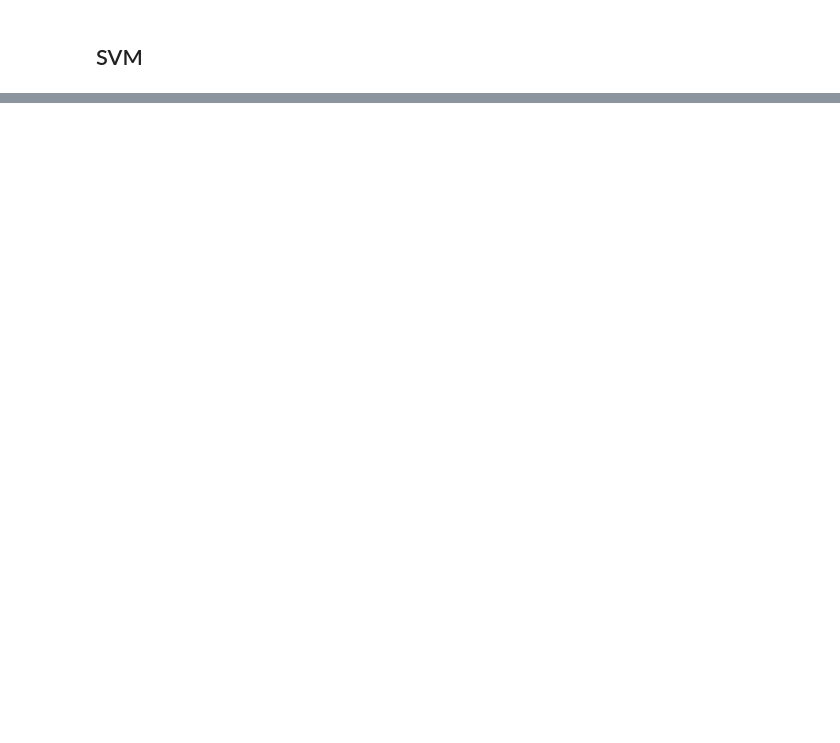
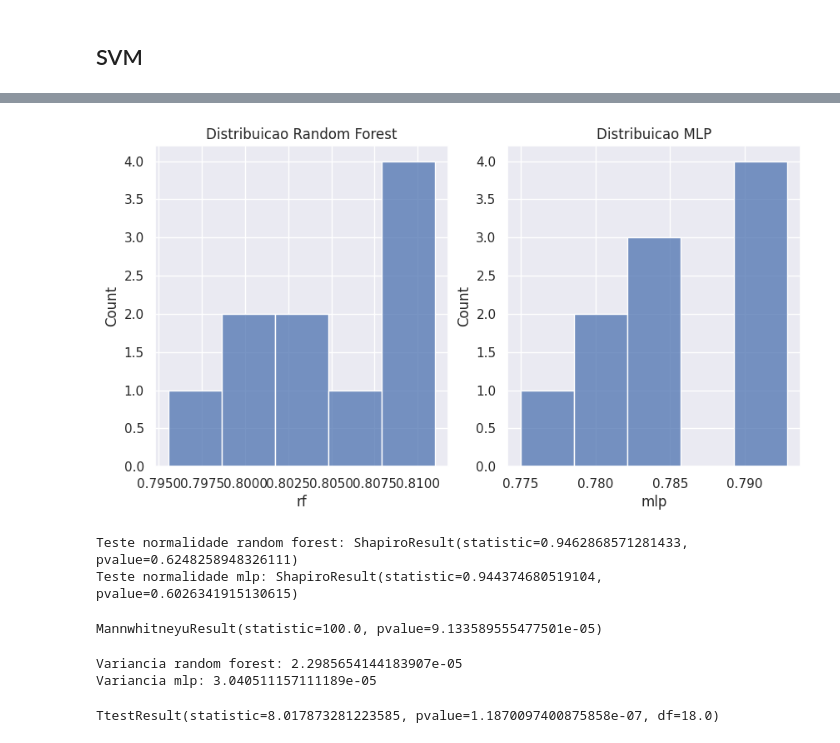
Before and after one commit to olini/pes-aprendizagem-maquina-1, a Jupyter notebook: notebook.ipynb, the cells around one changed output, grey strips where cells are left out. Drawn from its saved outputs; the diff is of its cells as text; code cells hidden in the pictures; blank space fills up the shorter version.

Commit message:
adiciona ajustes no log de metricas e teste de hipoteses entre resultados

```diff
--- a/notebook.ipynb
+++ b/notebook.ipynb
@@ -589,0 +622,50 @@ Fitting 5 folds for each of 1 candidates, totalling 5 fits
+# %%
+with open("log_metrics/RandomForest.json") as json_file:
+    json_rf = json.load(json_file)
+
+lista_resultados_rf = []
+for key in list(json_rf.keys()):
+    if (key != "mean") & (key != "std") & (key != "time"):
+        lista_resultados_rf.append(json_rf[key]["metrics"]["f1_weighted"])
+
+with open("log_metrics/MLPClassifier.json") as json_file:
+    json_mlp = json.load(json_file)
+
+lista_resultados_mlp = []
+for key in list(json_mlp.keys()):
+    if (key != "mean") & (key != "std") & (key != "time"):
+        lista_resultados_mlp.append(json_mlp[key]["metrics"]["f1_weighted"])
+
+df_resultados = pd.DataFrame({"rf": lista_resultados_rf, "mlp": lista_resultados_mlp})
+# %%
+fig, ax = plt.subplots(1, 2)
+sns.set(rc={'figure.figsize':(10,5)})
+
+sns.histplot(df_resultados, x="rf", ax=ax[0]).set_title("Distribuicao Random Forest")
+sns.histplot(df_resultados, x="mlp", ax=ax[1]).set_title("Distribuicao MLP");
+# %% [output]
+[figure, added]
+# %%
+print(
+    f"Teste normalidade random forest: {stats.shapiro(df_resultados['rf'])}\n"
+    f"Teste normalidade mlp: {stats.shapiro(df_resultados['mlp'])}"
+)
+# %% [output]
+Teste normalidade random forest: ShapiroResult(statistic=0.9462868571281433, pvalue=0.6248258948326111)
+Teste normalidade mlp: ShapiroResult(statistic=0.944374680519104, pvalue=0.6026341915130615)
+# %%
+stats.mannwhitneyu(df_resultados["rf"], df_resultados["mlp"], alternative="greater")
+# %% [output]
+MannwhitneyuResult(statistic=100.0, pvalue=9.133589555477501e-05)
+# %%
+print(
+    f"Variancia random forest: {np.var(df_resultados['rf'])}\n"
+    f"Variancia mlp: {np.var(df_resultados['mlp'])}"
+)
+# %% [output]
+Variancia random forest: 2.2985654144183907e-05
+Variancia mlp: 3.040511157111189e-05
+# %%
+stats.ttest_ind(a=df_resultados["rf"], b=df_resultados["mlp"], equal_var=True, alternative="greater")
+# %% [output]
+TtestResult(statistic=8.017873281223585, pvalue=1.1870097400875858e-07, df=18.0)
```
Also changed, not shown: parts of 24 cells of this notebook, 1 other file.
